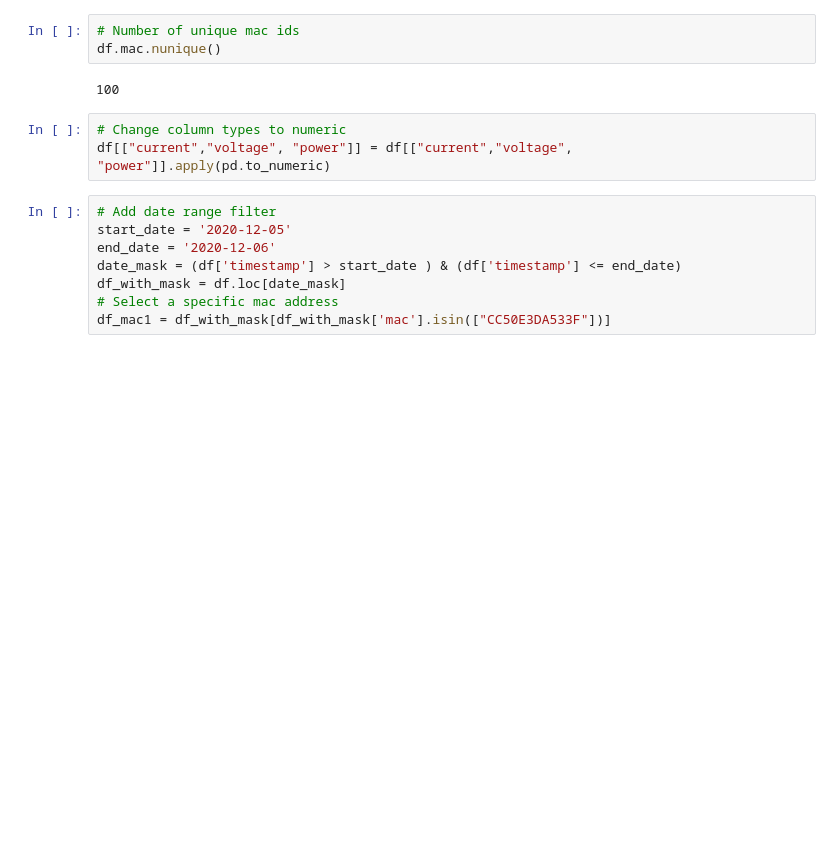
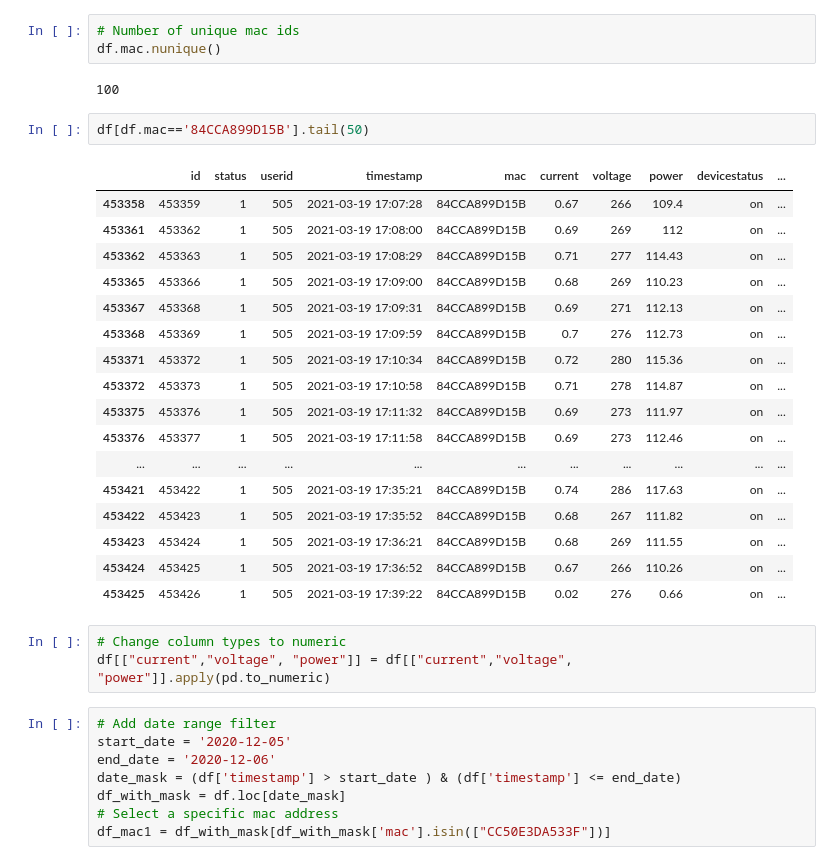
Before and after one commit to mugyenyij/U20_project, a Jupyter notebook: U20_notebook.ipynb, the cells around one changed output. Drawn from its saved outputs; the diff is of its cells as text; blank space fills up the shorter version.

```diff
--- a/U20_notebook.ipynb
+++ b/U20_notebook.ipynb
@@ -52,6 +77,26 @@ df.tail()
 df.mac.nunique()
 # %% [output]
 100
+# %%
+df[df.mac=='84CCA899D15B'].tail(50)
+# %% [output]
+|  | id | status | userid | timestamp | mac | current | voltage | power | devicestatus | ... |
+| 453358 | 453359 | 1 | 505 | 2021-03-19 17:07:28 | 84CCA899D15B | 0.67 | 266 | 109.4 | on | ... |
+| 453361 | 453362 | 1 | 505 | 2021-03-19 17:08:00 | 84CCA899D15B | 0.69 | 269 | 112 | on | ... |
+| 453362 | 453363 | 1 | 505 | 2021-03-19 17:08:29 | 84CCA899D15B | 0.71 | 277 | 114.43 | on | ... |
+| 453365 | 453366 | 1 | 505 | 2021-03-19 17:09:00 | 84CCA899D15B | 0.68 | 269 | 110.23 | on | ... |
+| 453367 | 453368 | 1 | 505 | 2021-03-19 17:09:31 | 84CCA899D15B | 0.69 | 271 | 112.13 | on | ... |
+| 453368 | 453369 | 1 | 505 | 2021-03-19 17:09:59 | 84CCA899D15B | 0.7 | 276 | 112.73 | on | ... |
+| 453371 | 453372 | 1 | 505 | 2021-03-19 17:10:34 | 84CCA899D15B | 0.72 | 280 | 115.36 | on | ... |
+| 453372 | 453373 | 1 | 505 | 2021-03-19 17:10:58 | 84CCA899D15B | 0.71 | 278 | 114.87 | on | ... |
+| 453375 | 453376 | 1 | 505 | 2021-03-19 17:11:32 | 84CCA899D15B | 0.69 | 273 | 111.97 | on | ... |
+| 453376 | 453377 | 1 | 505 | 2021-03-19 17:11:58 | 84CCA899D15B | 0.69 | 273 | 112.46 | on | ... |
+| ... | ... | ... | ... | ... | ... | ... | ... | ... | ... | ... |
+| 453421 | 453422 | 1 | 505 | 2021-03-19 17:35:21 | 84CCA899D15B | 0.74 | 286 | 117.63 | on | ... |
+| 453422 | 453423 | 1 | 505 | 2021-03-19 17:35:52 | 84CCA899D15B | 0.68 | 267 | 111.82 | on | ... |
+| 453423 | 453424 | 1 | 505 | 2021-03-19 17:36:21 | 84CCA899D15B | 0.68 | 269 | 111.55 | on | ... |
+| 453424 | 453425 | 1 | 505 | 2021-03-19 17:36:52 | 84CCA899D15B | 0.67 | 266 | 110.26 | on | ... |
+| 453425 | 453426 | 1 | 505 | 2021-03-19 17:39:22 | 84CCA899D15B | 0.02 | 276 | 0.66 | on | ... |
 # %%
 # Change column types to numeric
 df[["current","voltage", "power"]] = df[["current","voltage", "power"]].apply(pd.to_numeric)
```
Also changed, not shown: parts of 24 cells of this notebook, 5 other files.
